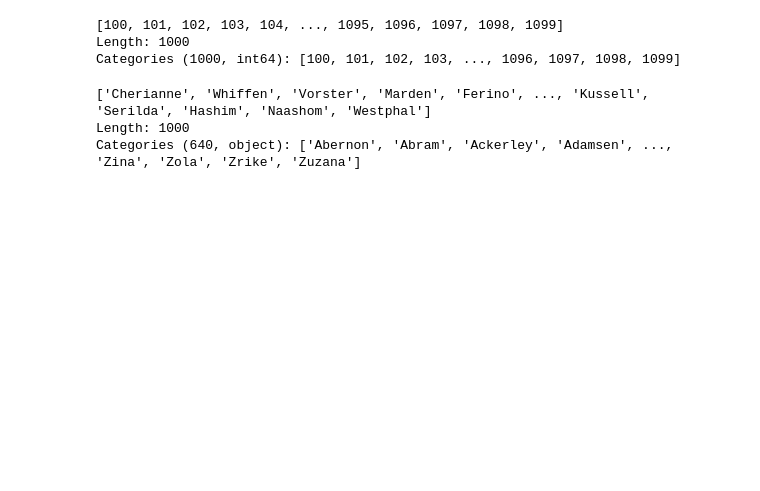
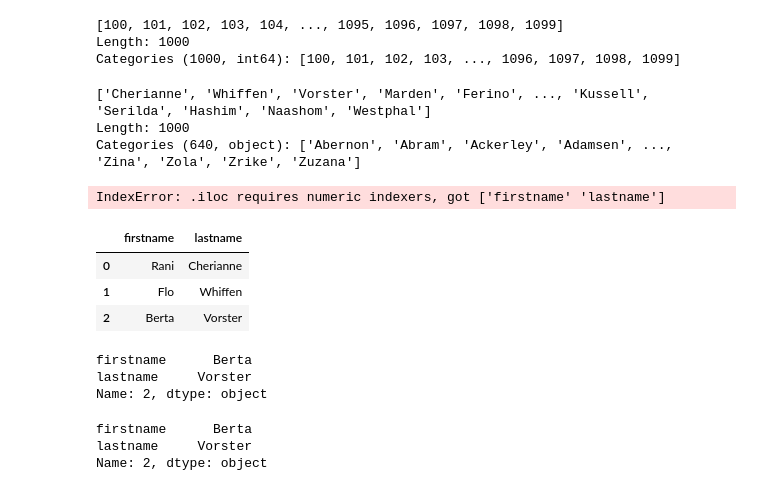
Before and after one commit to ashusnapx/PDS, a Jupyter notebook: 77_pandas_advanced.ipynb, the cells around one changed output. Drawn from its saved outputs; the diff is of its cells as text; code cells hidden in the pictures; blank space fills up the shorter version.

```diff
--- a/77_pandas_advanced.ipynb
+++ b/77_pandas_advanced.ipynb
@@ -181,4 +181,27 @@ pd.Categorical(df['lastname'])
 ['Cherianne', 'Whiffen', 'Vorster', 'Marden', 'Ferino', ..., 'Kussell', 'Serilda', 'Hashim', 'Naashom', 'Westphal']
 Length: 1000
 Categories (640, object): ['Abernon', 'Abram', 'Ackerley', 'Adamsen', ..., 'Zina', 'Zola', 'Zrike', 'Zuzana']
+# %%
+df.iloc[0:2,['firstname','lastname']]
+# %% [output]
+IndexError: .iloc requires numeric indexers, got ['firstname' 'lastname']
+# %%
+df.loc[0:2,['firstname','lastname']]
+# %% [output]
+|  | firstname | lastname |
+| 0 | Rani | Cherianne |
+| 1 | Flo | Whiffen |
+| 2 | Berta | Vorster |
+# %%
+df.loc[2,['firstname','lastname']]
+# %% [output]
+firstname      Berta
+lastname     Vorster
+Name: 2, dtype: object
+# %%
+df.iloc[2,[1,2]]
+# %% [output]
+firstname      Berta
+lastname     Vorster
+Name: 2, dtype: object
 # %% [markdown]
```
Also changed, not shown: parts of 1 cell of this notebook, 1 other file.
